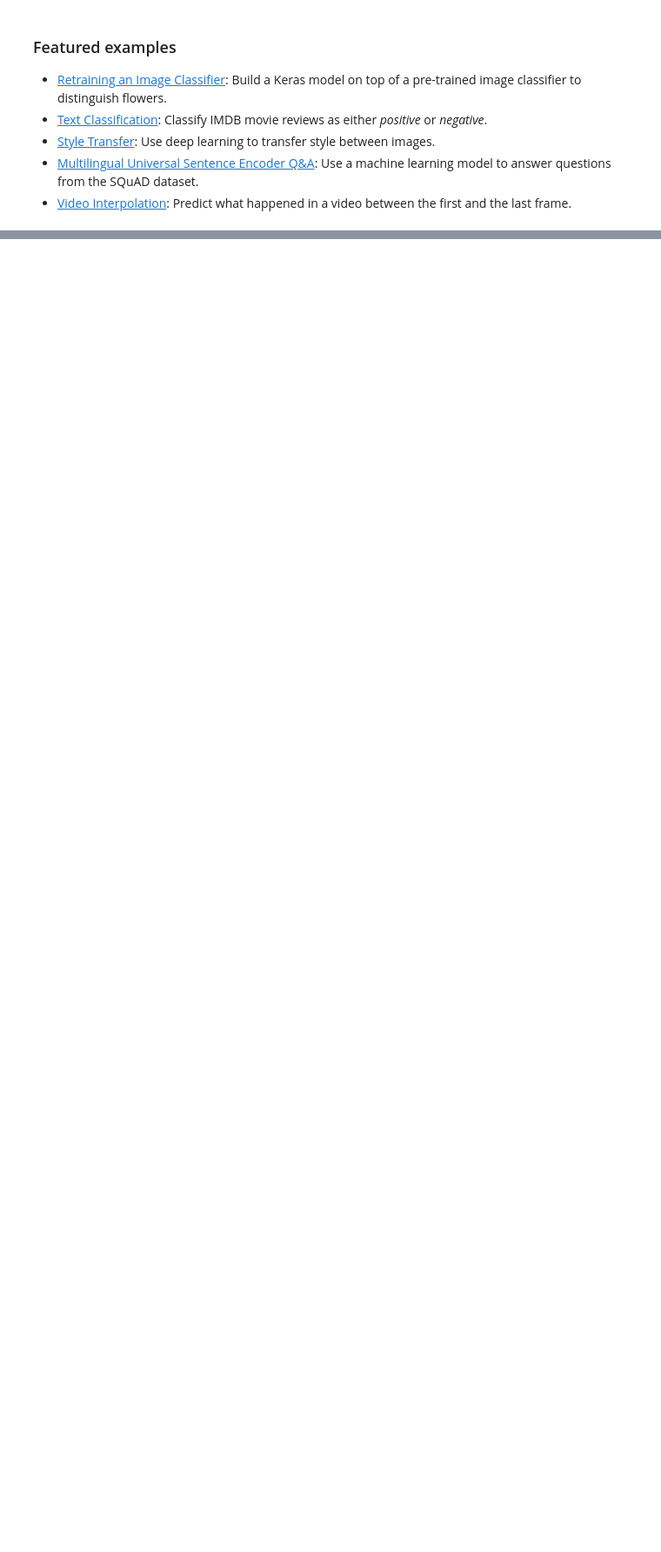
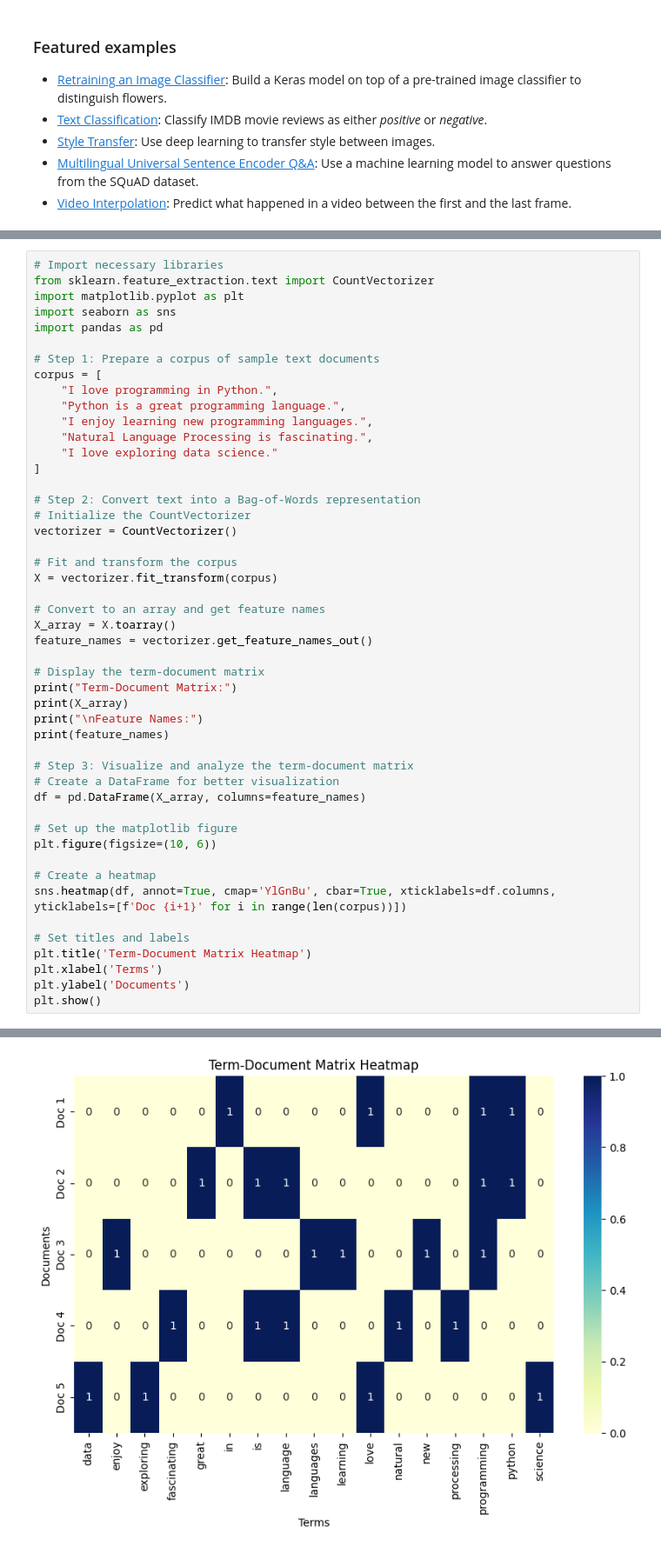
Before and after one commit to saikrishna1220/aiml-batch-17, a Jupyter notebook: Welcome_To_Colab.ipynb, the cells around one changed output, grey strips where cells are left out. Shown: that part at 87% size. Drawn from its saved outputs; the diff is of its cells as text; blank space fills up the shorter version.

```diff
--- a/Welcome_To_Colab.ipynb
+++ b/Welcome_To_Colab.ipynb
@@ -293,0 +209,49 @@ The second step
+# %%
+# Import necessary libraries
+from sklearn.feature_extraction.text import CountVectorizer
+import matplotlib.pyplot as plt
+import seaborn as sns
+import pandas as pd
+
+# Step 1: Prepare a corpus of sample text documents
+corpus = [
+    "I love programming in Python.",
+    "Python is a great programming language.",
+    "I enjoy learning new programming languages.",
+    "Natural Language Processing is fascinating.",
+    "I love exploring data science."
+]
+
+# Step 2: Convert text into a Bag-of-Words representation
+# Initialize the CountVectorizer
+vectorizer = CountVectorizer()
+
+# Fit and transform the corpus
+X = vectorizer.fit_transform(corpus)
+
+# Convert to an array and get feature names
+X_array = X.toarray()
+feature_names = vectorizer.get_feature_names_out()
+
+# Display the term-document matrix
+print("Term-Document Matrix:")
+print(X_array)
+print("\nFeature Names:")
+print(feature_names)
+
+# Step 3: Visualize and analyze the term-document matrix
+# Create a DataFrame for better visualization
+df = pd.DataFrame(X_array, columns=feature_names)
+
+# Set up the matplotlib figure
+plt.figure(figsize=(10, 6))
+
+# Create a heatmap
+sns.heatmap(df, annot=True, cmap='YlGnBu', cbar=True, xticklabels=df.columns, yticklabels=[f'Doc {i+1}' for i in range(len(corpus))])
+
+# Set titles and labels
+plt.title('Term-Document Matrix Heatmap')
+plt.xlabel('Terms')
+plt.ylabel('Documents')
+plt.show()
+# %% [output]
@@ -293,0 +269 @@ The second step
+[figure, added]
```
Also changed, not shown: parts of 5 cells of this notebook.
